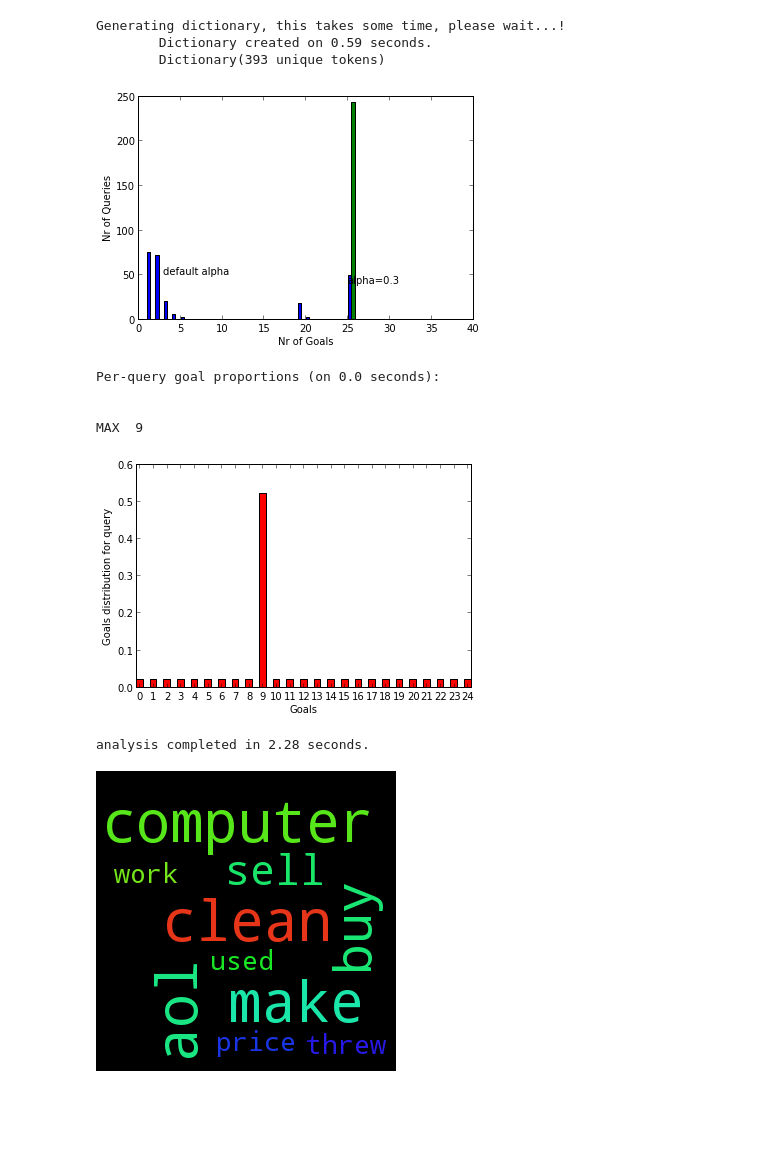
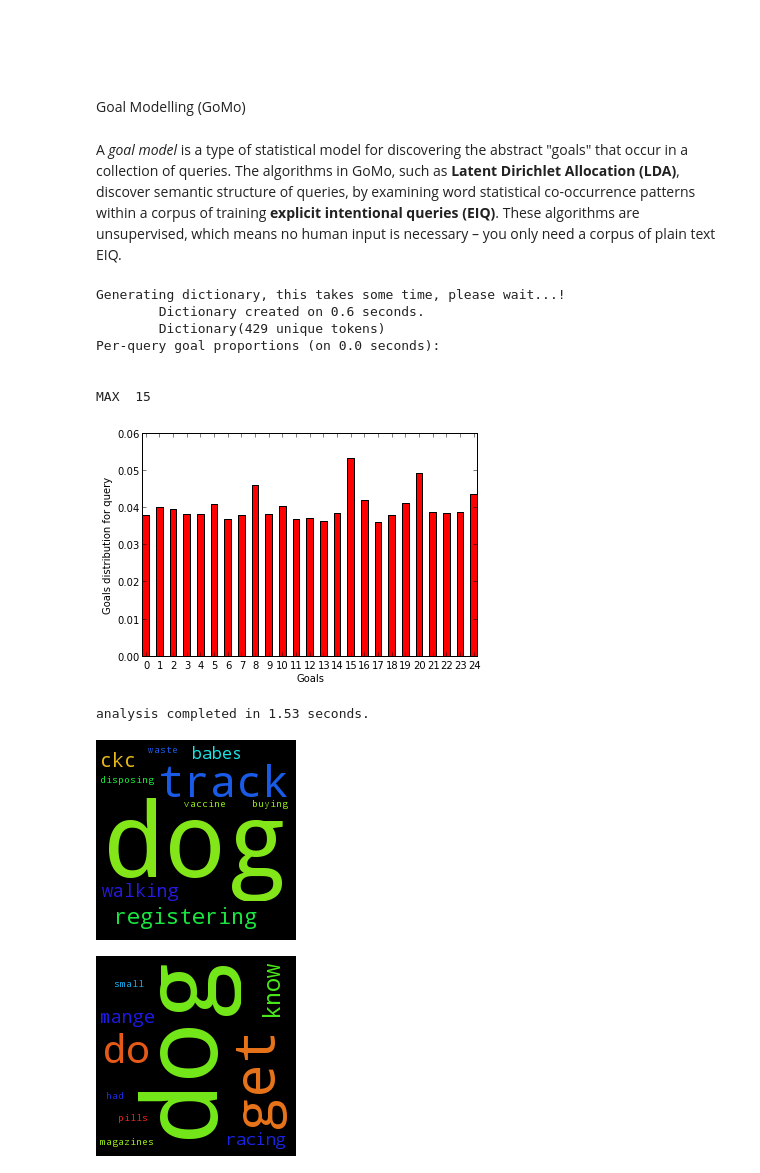
Before and after one commit to ljsou/QueryAnalyzer, a Jupyter notebook: UserQuery/Goals-QueryAnalizer.ipynb, the cells around one changed output. Cells and saved outputs as stored; diff of their text form; code cells hidden in the pictures; blank space fills up the shorter version.

```diff
--- a/UserQuery/Goals-QueryAnalizer.ipynb
+++ b/UserQuery/Goals-QueryAnalizer.ipynb
@@ -1,21 +1,33 @@
+# %% [markdown]
+# <br />
+Goal Modelling (GoMo)
+# %% [markdown]
+A <i>goal model</i> is a type of statistical model for discovering the abstract "goals" that occur in a collection of queries. The algorithms in GoMo, such as <b>Latent Dirichlet Allocation (LDA)</b>, discover semantic structure of queries, by examining word statistical co-occurrence patterns within a corpus of training <b>explicit intentional queries (EIQ)</b>. These algorithms are unsupervised, which means no human input is necessary – you only need a corpus of plain text EIQ.
 # %%
 import goal_estimator as ge
 from IPython.core.display import Image
+from os import path
+import wordcloud
 
-query = "computer"
+
+query = "dog"
 
 num_topics = 25; alpha = 0.3; num_goals = 25
-p = ge.goals(query, num_topics, alpha, num_goals)
-Image(filename= p + 'image.png')
+image_path, lda_model = ge.goals(query, num_topics, alpha, num_goals)
+Image(filename= image_path + 'image.png')
 # %% [output]
 Generating dictionary, this takes some time, please wait...!
-        Dictionary created on 0.59 seconds.
-        Dictionary(393 unique tokens)
+        Dictionary created on 0.6 seconds.
+        Dictionary(429 unique tokens)
+Per-query goal proportions (on 0.0 seconds):
+
+
+MAX  15
-[figure, old version]
+[figure, new version]
-Per-query goal proportions (on 0.0 seconds):
-
-
-MAX  9
+analysis completed in 1.53 seconds.
-[figure, old version]
+[figure, new version]
-analysis completed in 2.28 seconds.
-[figure, removed]
+# %%
+ge.draw_goal(lda_model,24)
+Image(filename= image_path + 'other_image.png')
+# %% [output]
+[figure, added]
```
Also changed, not shown: 6 other files.
